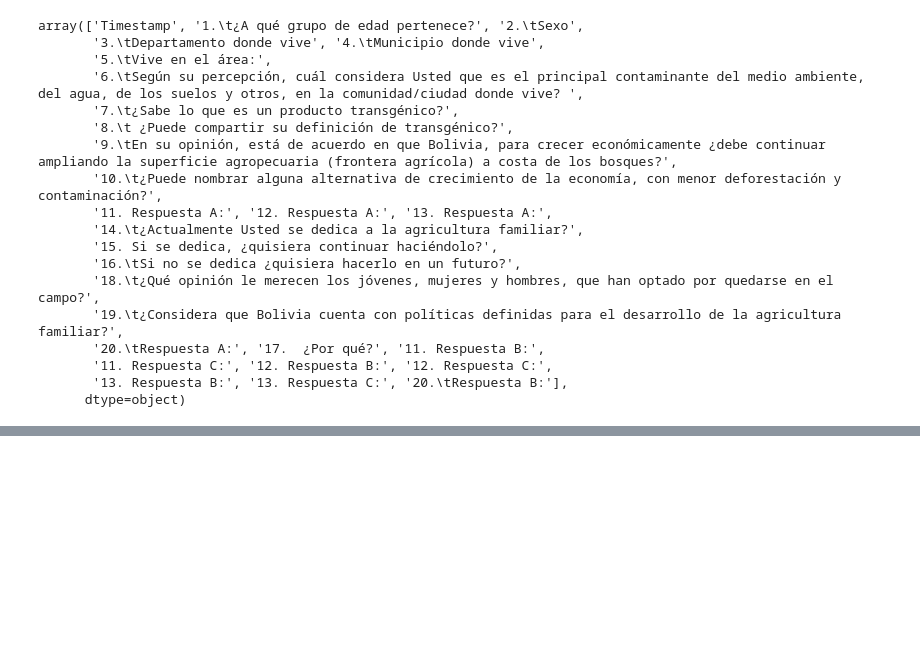
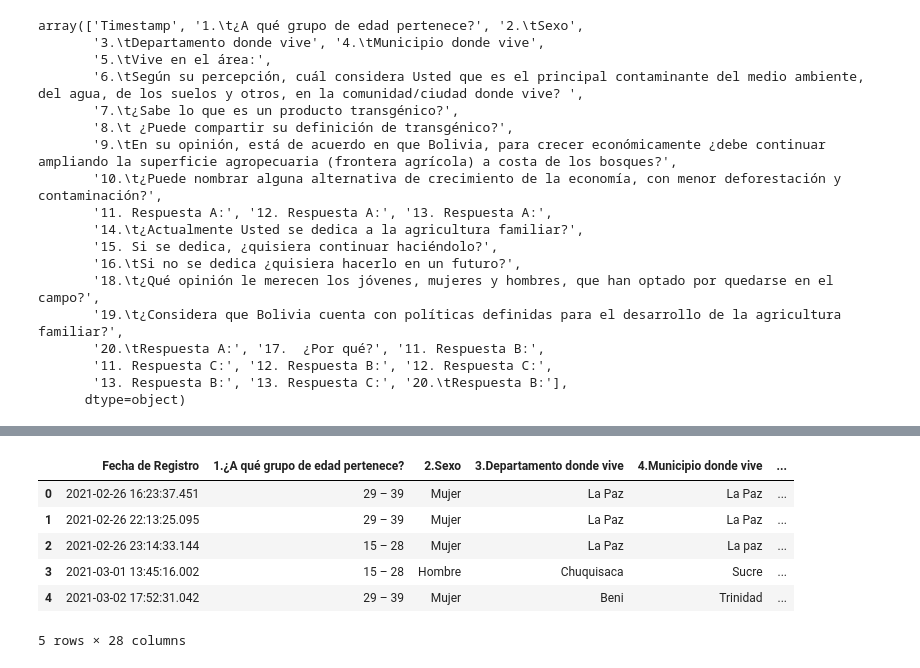
Before and after one commit to diebian/faa-encuestas-03-21, a Jupyter notebook: faa-03-21.ipynb, the cells around one changed output, grey strips where cells are left out. Drawn from its saved outputs; the diff is of its cells as text; code cells hidden in the pictures; blank space fills up the shorter version.

```diff
--- a/faa-03-21.ipynb
+++ b/faa-03-21.ipynb
@@ -3,6 +4,9 @@ import pandas as pd
 # %%
-source = "./source/Percepciones sobre temas de desarrollo rural (Responses).xlsx"
+filename = "Percepciones sobre temas de desarrollo rural (Responses) "
+version = "202103101015"
+source = "./source/" + filename + version  + ".xlsx"
 data = pd.read_excel(source)
+
 # data.head()
 # %%
 data.columns.values
@@ -89,0 +67,44 @@ writer.close()
+# %%
+# dataReOrder.head()
+
+dataRename = dataReOrder.rename(
+    columns={
+        'Timestamp': 'Fecha de Registro',
+        '1.\t¿A qué grupo de edad pertenece?': '1.¿A qué grupo de edad pertenece?',
+        '2.\tSexo': '2.Sexo',
+        '3.\tDepartamento donde vive': '3.Departamento donde vive',
+        '4.\tMunicipio donde vive': '4.Municipio donde vive',
+        '5.\tVive en el área:': '5.Vive en el área:',
+        '6.\tSegún su percepción, cuál considera Usted que es el principal contaminante del medio ambiente, del agua, de los suelos y otros, en la comunidad/ciudad donde vive? ': '6.Según su percepción, cuál considera Usted que es el principal contaminante del medio ambiente, del agua, de los suelos y otros, en la comunidad/ciudad donde vive?',
+        '7.\t¿Sabe lo que es un producto transgénico?': '7.¿Sabe lo que es un producto transgénico?',
+        '8.\t ¿Puede compartir su definición de transgénico?': '8.¿Puede compartir su definición de transgénico?',
+        '9.\tEn su opinión, está de acuerdo en que Bolivia, para crecer económicamente ¿debe continuar ampliando la superficie agropecuaria (frontera agrícola) a costa de los bosques?': '9.En su opinión, está de acuerdo en que Bolivia, para crecer económicamente ¿debe continuar ampliando la superficie agropecuaria (frontera agrícola) a costa de los bosques?',
+        '10.\t¿Puede nombrar alguna alternativa de crecimiento de la economía, con menor deforestación y contaminación?': '10.¿Puede nombrar alguna alternativa de crecimiento de la economía, con menor deforestación y contaminación?',
+        '11. Respuesta A:': '11.Respuesta A:',
+        '11. Respuesta B:': '11.Respuesta B:',
+        '11. Respuesta C:': '11.Respuesta C:',
+        '12. Respuesta A:': '12.Respuesta A:',
+        '12. Respuesta B:': '12.Respuesta B:',
+        '12. Respuesta C:': '12.Respuesta C:',
+        '13. Respuesta A:': '13.Respuesta A:',
+        '13. Respuesta B:': '13.Respuesta B:',
+        '13. Respuesta C:': '13.Respuesta C:',
+        '14.\t¿Actualmente Usted se dedica a la agricultura familiar?': '14.¿Actualmente Usted se dedica a la agricultura familiar?',
+        '15. Si se dedica, ¿quisiera continuar haciéndolo?': '15.Si se dedica, ¿quisiera continuar haciéndolo?',
+        '16.\tSi no se dedica ¿quisiera hacerlo en un futuro?': '16.Si no se dedica ¿quisiera hacerlo en un futuro?',
+        '17.  ¿Por qué?': '17.¿Por qué?',
+        '18.\t¿Qué opinión le merecen los jóvenes, mujeres y hombres, que han optado por quedarse en el campo?': '18.¿Qué opinión le merecen los jóvenes, mujeres y hombres, que han optado por quedarse en el campo?',
+        '19.\t¿Considera que Bolivia cuenta con políticas definidas para el desarrollo de la agricultura familiar?': '19.¿Considera que Bolivia cuenta con políticas definidas para el desarrollo de la agricultura familiar?',
+        '20.\tRespuesta A:': '20.Respuesta A:',
+        '20.\tRespuesta B:': '20.Respuesta B:'
+    })
+# %%
+dataRename.head()
+# %% [output]
+|  | Fecha de Registro | 1.¿A qué grupo de edad pertenece? | 2.Sexo | 3.Departamento donde vive | 4.Municipio donde vive | ... |
+| 0 | 2021-02-26 16:23:37.451 | 29 – 39 | Mujer | La Paz | La Paz | ... |
+| 1 | 2021-02-26 22:13:25.095 | 29 – 39 | Mujer | La Paz | La Paz | ... |
+| 2 | 2021-02-26 23:14:33.144 | 15 – 28 | Mujer | La Paz | La paz | ... |
+| 3 | 2021-03-01 13:45:16.002 | 15 – 28 | Hombre | Chuquisaca | Sucre | ... |
+| 4 | 2021-03-02 17:52:31.042 | 29 – 39 | Mujer | Beni | Trinidad | ... |
+5 rows × 28 columns
```
Also changed, not shown: parts of 11 cells of this notebook, 3 other files.
